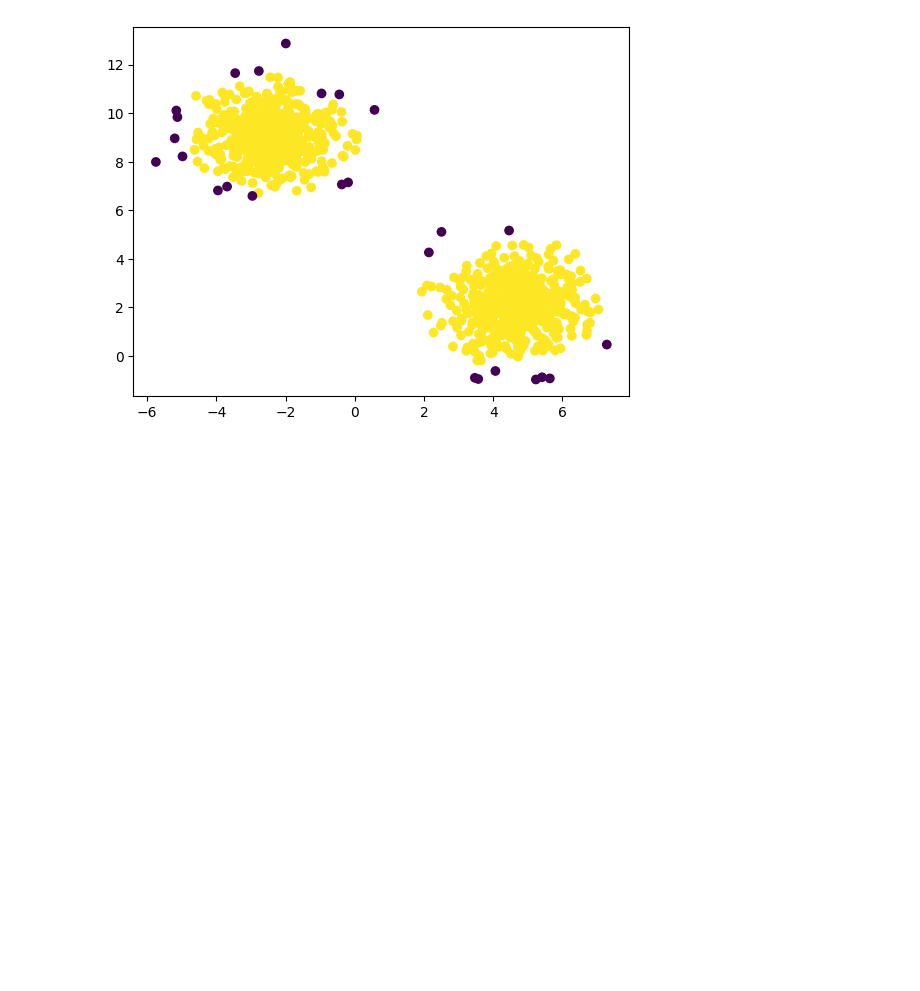
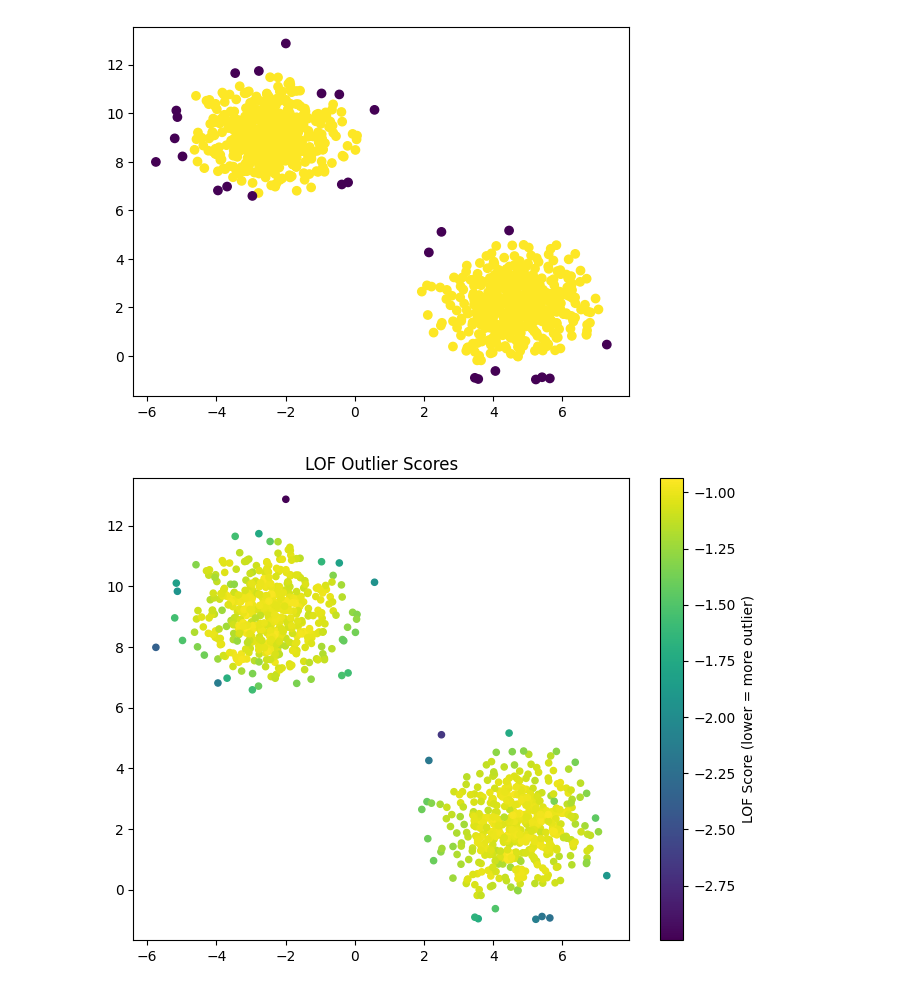
Before and after one commit to HanniKanchap/ML, a Jupyter notebook: Unsupervised_ML/Local_Outlier_Detection.ipynb, the cells around one changed output. Cells and saved outputs as stored; diff of their text form; code cells hidden in the pictures; blank space fills up the shorter version.

```diff
--- a/Unsupervised_ML/Local_Outlier_Detection.ipynb
+++ b/Unsupervised_ML/Local_Outlier_Detection.ipynb
@@ -19,3 +19,12 @@ plt.scatter(X[:,0],X[:,1],c =pred)
 # %% [output]
 <matplotlib.collections.PathCollection at 0x...>
 [figure]
+# %%
+scores = lof.negative_outlier_factor_
+plt.figure(figsize=(8,6))
+plt.scatter(X[:,0], X[:,1], c=scores, s=20)
+plt.colorbar(label="LOF Score (lower = more outlier)")
+plt.title("LOF Outlier Scores")
+plt.show()
+# %% [output]
+[figure, added]
```
Also changed, not shown: parts of 1 cell of this notebook, 13 other files.
